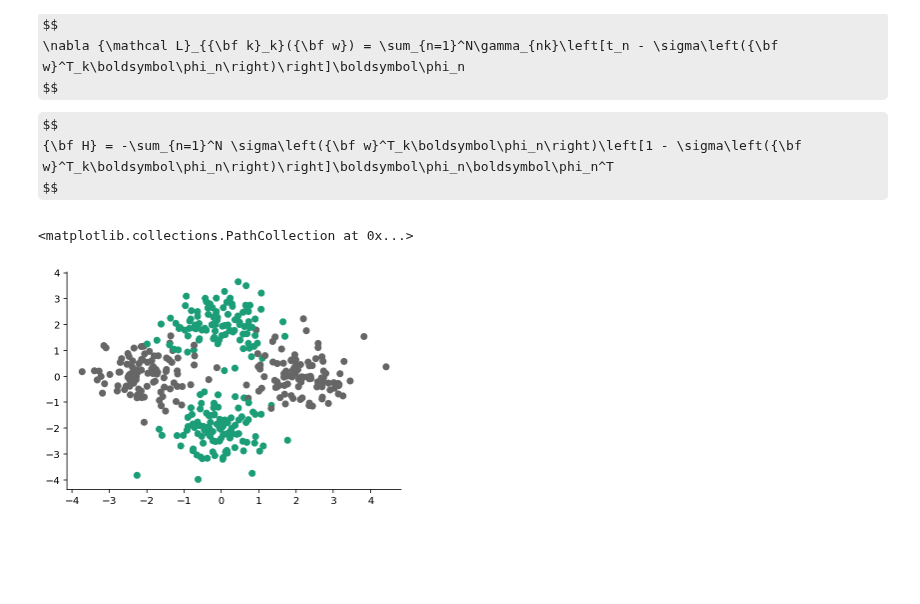
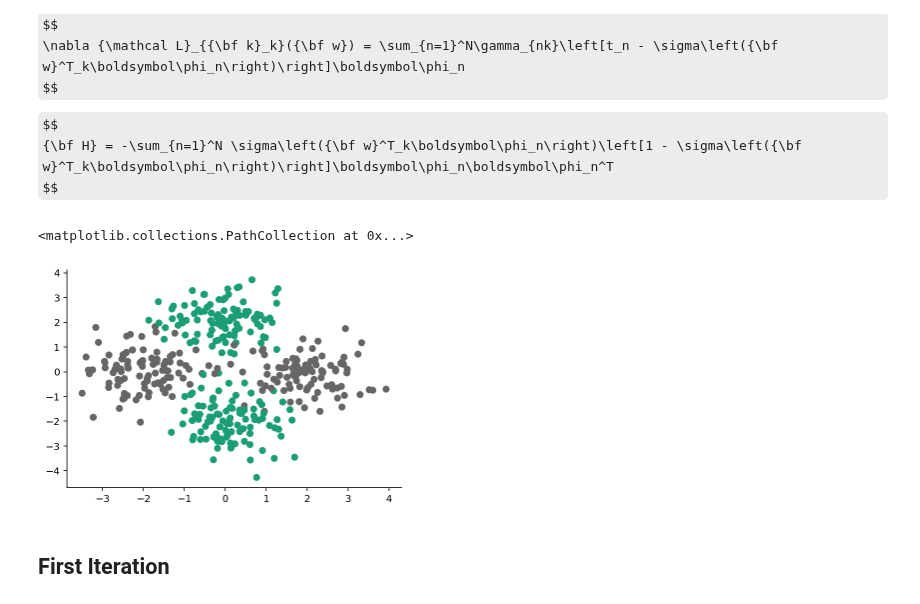
Before and after one commit to gerdm/prml, a Jupyter notebook: chapter14/cmm-logistic-regression.ipynb, the cells around one changed output. Cells and saved outputs as stored; diff of their text form; code cells hidden in the pictures; some formulas as TeX source; blank space fills up the shorter version.

```diff
--- a/chapter14/cmm-logistic-regression.ipynb
+++ b/chapter14/cmm-logistic-regression.ipynb
@@ -58,6 +59,7 @@ $$
 {\bf H} = -\sum_{n=1}^N \sigma\left({\bf w}^T_k\boldsymbol\phi_n\right)\left[1 - \sigma\left({\bf w}^T_k\boldsymbol\phi_n\right)\right]\boldsymbol\phi_n\boldsymbol\phi_n^T
 $$
 # %%
+seed(314)
 mus = np.array([
     [0, -2],
     [-2, 0],
@@ -69,24 +71,25 @@ cat = np.array([0, 1, 0, 1])
 sigma = 0.5
 n_samples = 100
 X = []
-y = []
+t = []
 
 for mu, c in zip(mus, cat):
-    X_sample = multivariate_normal(mean=mu, cov=np.eye(2) * sigmari, size=n_samples)
+    X_sample = multivariate_normal(mean=mu, cov=np.eye(2) * sigma, size=n_samples)
     y_sample = np.ones(n_samples) * c
 
     X.append(X_sample)
-    y.append(y_sample)
+    t.append(y_sample)
 
 X = np.concatenate(X)
-y = np.concatenate(y)
+t = np.concatenate(t)
 
-D = np.c_[X, y]
+D = np.c_[X, t]
 np.random.shuffle(D)
 
-X, y = D[:, :2], D[:, -1]
+X, t = D[:, :2], D[:, -1]
+N, M = X.shape
 # %%
-plt.scatter(*X.T, c=y, cmap="Dark2")
+plt.scatter(*X.T, c=t, cmap="Dark2", facecolors="none")
 # %% [output]
 <matplotlib.collections.PathCollection at 0x...>
-[figure, old version]
+[figure, new version]
@@ -92,0 +102,2 @@ plt.scatter(*X.T, c=y, cmap="Dark2")
+# %% [markdown]
+## First Iteration
```
Also changed, not shown: parts of 14 cells of this notebook.
